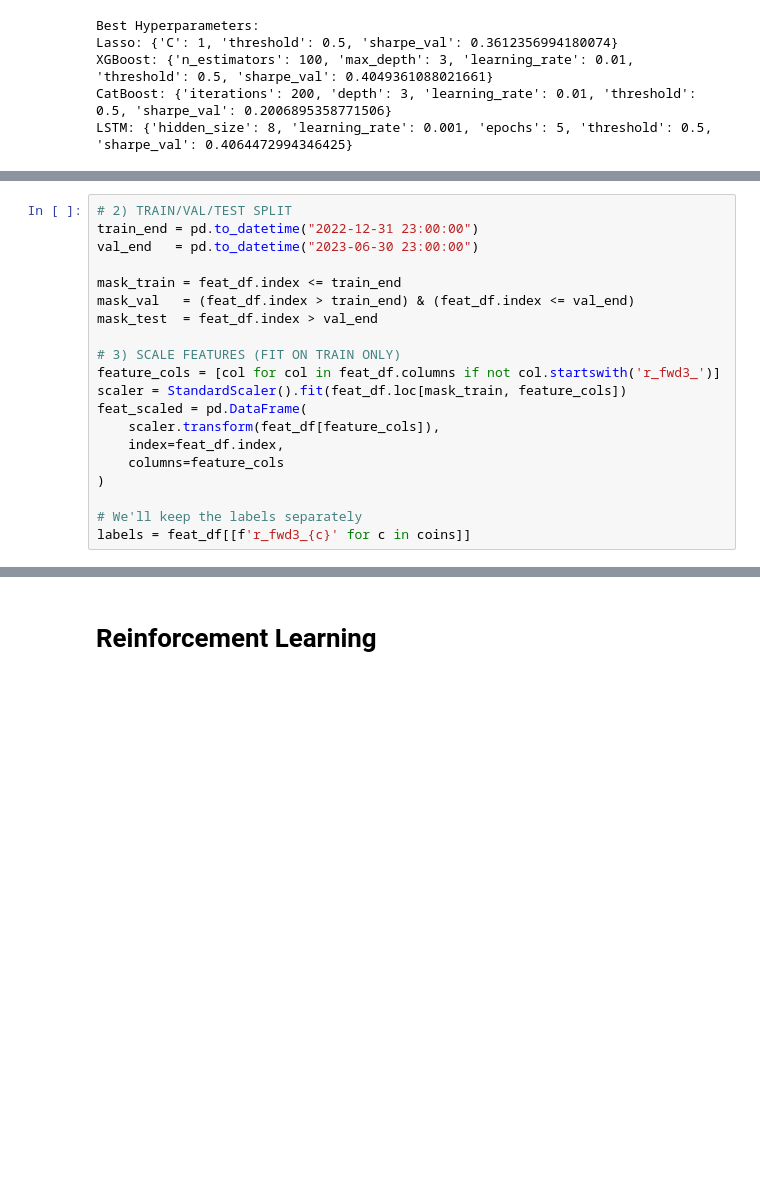
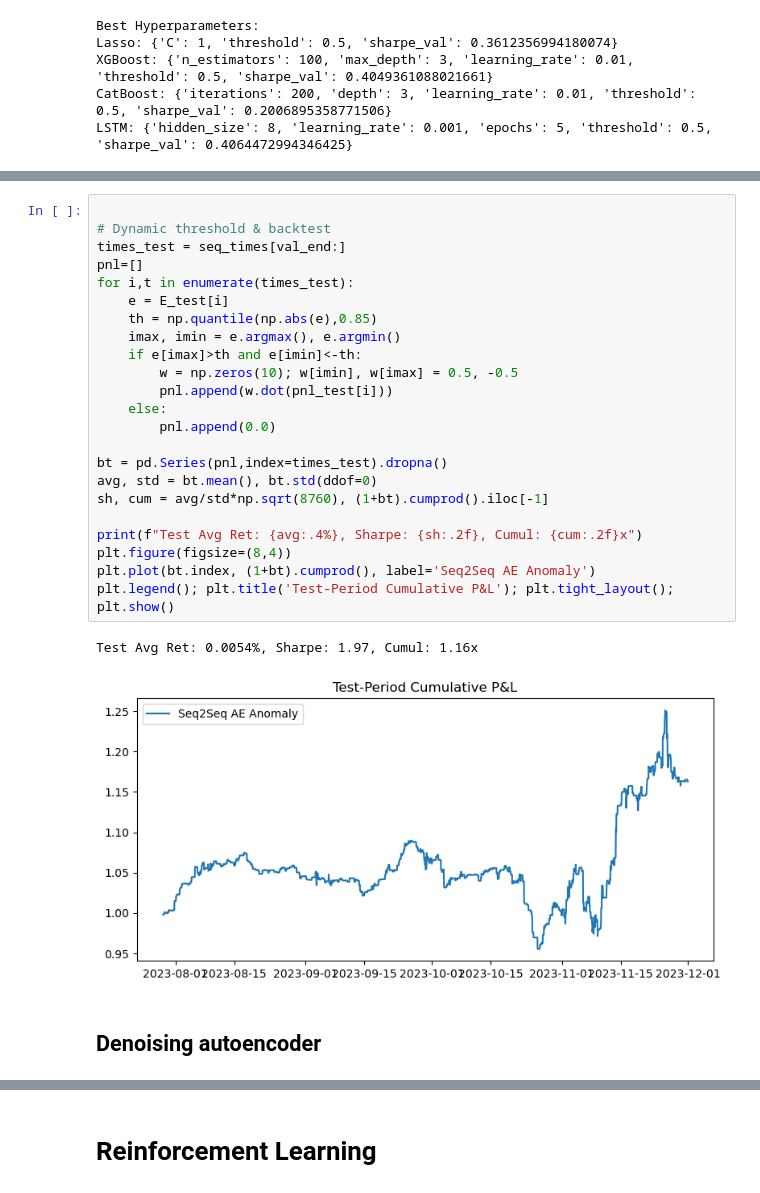
Before and after one commit to spurs7216/Quant_Research, a Jupyter notebook: ML_strategy.ipynb, the cells around one changed output, grey strips where cells are left out. Drawn from its saved outputs; the diff is of its cells as text; blank space fills up the shorter version.

```diff
--- a/ML_strategy.ipynb
+++ b/ML_strategy.ipynb
@@ -384,20 +345,0 @@ feat_df = feat_df.loc[feat_df.index >= feat_df.index[0] + pd.Timedelta(hours=24)
-# %%
-# 2) TRAIN/VAL/TEST SPLIT
-train_end = pd.to_datetime("2022-12-31 23:00:00")
-val_end   = pd.to_datetime("2023-06-30 23:00:00")
-
-mask_train = feat_df.index <= train_end
-mask_val   = (feat_df.index > train_end) & (feat_df.index <= val_end)
-mask_test  = feat_df.index > val_end
-
-# 3) SCALE FEATURES (FIT ON TRAIN ONLY)
-feature_cols = [col for col in feat_df.columns if not col.startswith('r_fwd3_')]
-scaler = StandardScaler().fit(feat_df.loc[mask_train, feature_cols])
-feat_scaled = pd.DataFrame(
-    scaler.transform(feat_df[feature_cols]),
-    index=feat_df.index,
-    columns=feature_cols
-)
-
-# We'll keep the labels separately
-labels = feat_df[[f'r_fwd3_{c}' for c in coins]]
@@ -909,0 +490,28 @@ plt.show()
+# %%
+
+# Dynamic threshold & backtest
+times_test = seq_times[val_end:]
+pnl=[]
+for i,t in enumerate(times_test):
+    e = E_test[i]
+    th = np.quantile(np.abs(e),0.85)
+    imax, imin = e.argmax(), e.argmin()
+    if e[imax]>th and e[imin]<-th:
+        w = np.zeros(10); w[imin], w[imax] = 0.5, -0.5
+        pnl.append(w.dot(pnl_test[i]))
+    else:
+        pnl.append(0.0)
+
+bt = pd.Series(pnl,index=times_test).dropna()
+avg, std = bt.mean(), bt.std(ddof=0)
+sh, cum = avg/std*np.sqrt(8760), (1+bt).cumprod().iloc[-1]
+
+print(f"Test Avg Ret: {avg:.4%}, Sharpe: {sh:.2f}, Cumul: {cum:.2f}x")
+plt.figure(figsize=(8,4))
+plt.plot(bt.index, (1+bt).cumprod(), label='Seq2Seq AE Anomaly')
+plt.legend(); plt.title('Test‐Period Cumulative P&L'); plt.tight_layout(); plt.show()
+# %% [output]
+Test Avg Ret: 0.0054%, Sharpe: 1.97, Cumul: 1.16x
+[figure, added]
+# %% [markdown]
+## Denoising autoencoder
```
Also changed, not shown: parts of 20 cells of this notebook, 1 other file.
